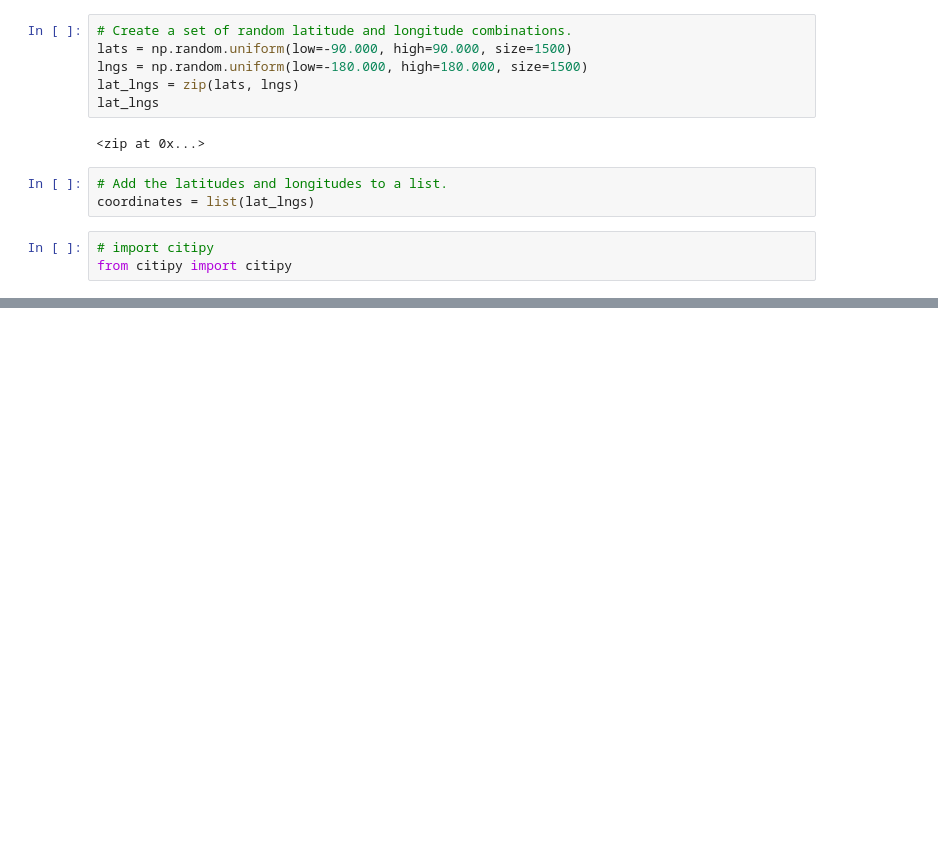
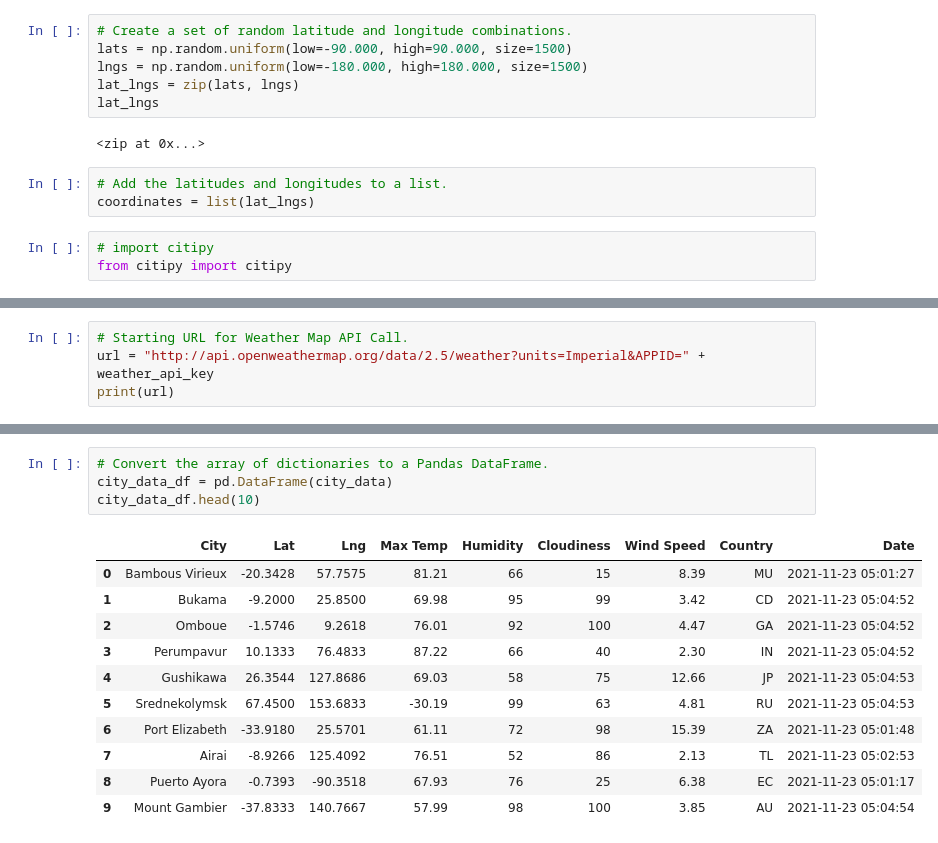
Before and after one commit to derekhuggens/World_Weather_Analysis, a Jupyter notebook: WeatherPy.ipynb, the cells around one changed output, grey strips where cells are left out. Cells and saved outputs as stored; diff of their text form; blank space fills up the shorter version.

```diff
--- a/WeatherPy.ipynb
+++ b/WeatherPy.ipynb
@@ -33,0 +40,4 @@ len(cities)
+# %%
+# Starting URL for Weather Map API Call.
+url = "http://api.openweathermap.org/data/2.5/weather?units=Imperial&APPID=" + weather_api_key
+print(url)
@@ -33,0 +130,16 @@ len(cities)
+# %%
+# Convert the array of dictionaries to a Pandas DataFrame.
+city_data_df = pd.DataFrame(city_data)
+city_data_df.head(10)
+# %% [output]
+|  | City | Lat | Lng | Max Temp | Humidity | Cloudiness | Wind Speed | Country | Date |
+| 0 | Bambous Virieux | -20.3428 | 57.7575 | 81.21 | 66 | 15 | 8.39 | MU | 2021-11-23 05:01:27 |
+| 1 | Bukama | -9.2000 | 25.8500 | 69.98 | 95 | 99 | 3.42 | CD | 2021-11-23 05:04:52 |
+| 2 | Omboue | -1.5746 | 9.2618 | 76.01 | 92 | 100 | 4.47 | GA | 2021-11-23 05:04:52 |
+| 3 | Perumpavur | 10.1333 | 76.4833 | 87.22 | 66 | 40 | 2.30 | IN | 2021-11-23 05:04:52 |
+| 4 | Gushikawa | 26.3544 | 127.8686 | 69.03 | 58 | 75 | 12.66 | JP | 2021-11-23 05:04:53 |
+| 5 | Srednekolymsk | 67.4500 | 153.6833 | -30.19 | 99 | 63 | 4.81 | RU | 2021-11-23 05:04:53 |
+| 6 | Port Elizabeth | -33.9180 | 25.5701 | 61.11 | 72 | 98 | 15.39 | ZA | 2021-11-23 05:01:48 |
+| 7 | Airai | -8.9266 | 125.4092 | 76.51 | 52 | 86 | 2.13 | TL | 2021-11-23 05:02:53 |
+| 8 | Puerto Ayora | -0.7393 | -90.3518 | 67.93 | 76 | 25 | 6.38 | EC | 2021-11-23 05:01:17 |
+| 9 | Mount Gambier | -37.8333 | 140.7667 | 57.99 | 98 | 100 | 3.85 | AU | 2021-11-23 05:04:54 |
```
Also changed, not shown: parts of 7 cells of this notebook.
